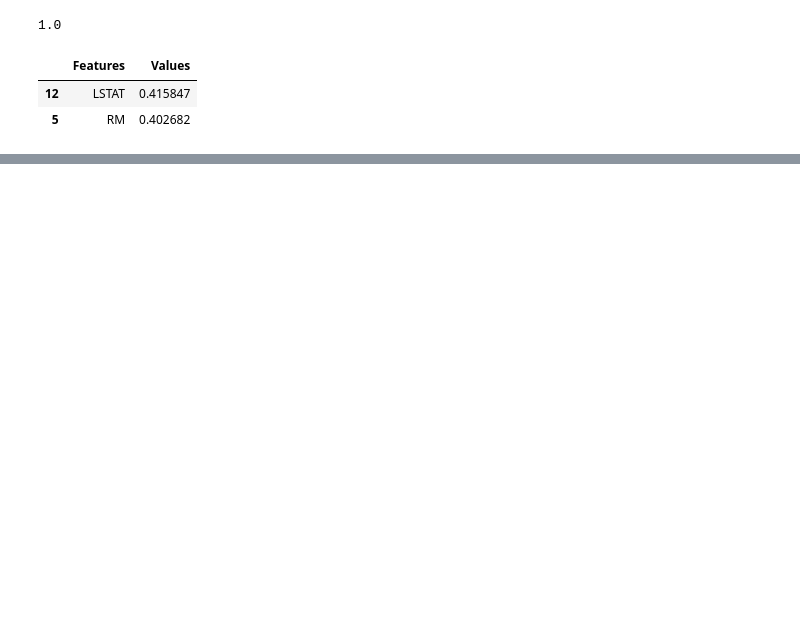
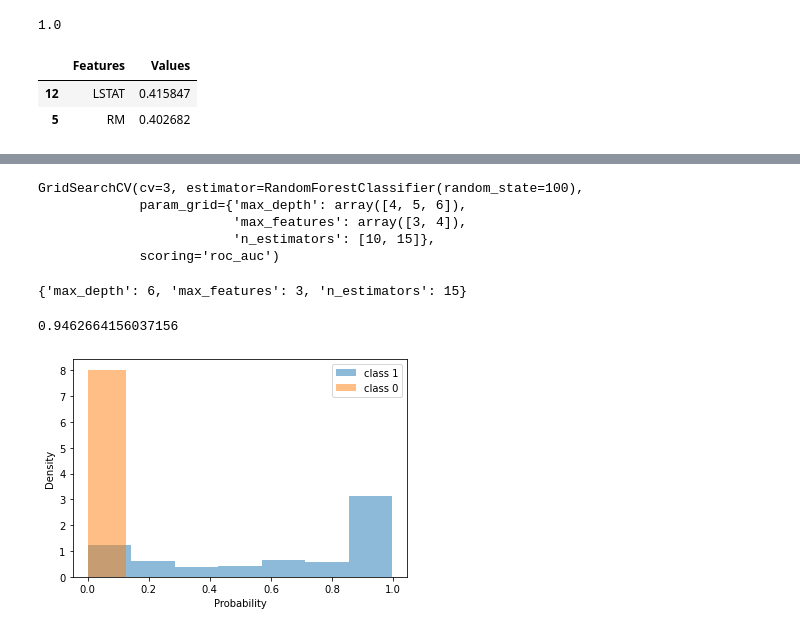
Before and after one commit to Anbionchik/Git_brain_lessons, a Jupyter notebook: Python_libs/Les6.ipynb, the cells around one changed output, grey strips where cells are left out. Cells and saved outputs as stored; diff of their text form; code cells hidden in the pictures; blank space fills up the shorter version.

```diff
--- a/Python_libs/Les6.ipynb
+++ b/Python_libs/Les6.ipynb
@@ -133,0 +244,29 @@ features_df.nlargest(2, 'Values')
+# %%
+parameters = {
+    'n_estimators': [10, 15],
+    'max_features': np.arange(3, 5),
+    'max_depth': np.arange(4, 7),
+}
+
+clf = GridSearchCV(
+    estimator = RandomForestClassifier(random_state = 100),
+    param_grid = parameters,
+    scoring = 'roc_auc',
+    cv = 3
+)
+# %%
+clf.fit(X_train, Y_train)
+# %% [output]
+GridSearchCV(cv=3, estimator=RandomForestClassifier(random_state=100),
+             param_grid={'max_depth': array([4, 5, 6]),
+                         'max_features': array([3, 4]),
+                         'n_estimators': [10, 15]},
+             scoring='roc_auc')
+# %%
+clf.best_params_
+# %% [output]
+{'max_depth': 6, 'max_features': 3, 'n_estimators': 15}
+# %%
+Y_pred = clf.predict_proba(X_test)
+# %%
+Y_pred_proba = Y_pred[:,1]
@@ -133,0 +275,14 @@ features_df.nlargest(2, 'Values')
+# %%
+roc_auc_score(Y_test, Y_pred_proba)
+# %% [output]
+0.9462664156037156
+# %%
+plt.hist(Y_pred_proba[Y_test == 1], bins=7, density=True, label='class 1', alpha=0.5)
+plt.hist(Y_pred_proba[Y_test == 0], bins=7, density=True, label='class 0', alpha=0.5)
+
+plt.xlabel("Probability")
+plt.ylabel('Density')
+plt.legend()
+plt.show()
+# %% [output]
+[figure, added]
```
Also changed, not shown: parts of 14 cells of this notebook, 1 other file.
